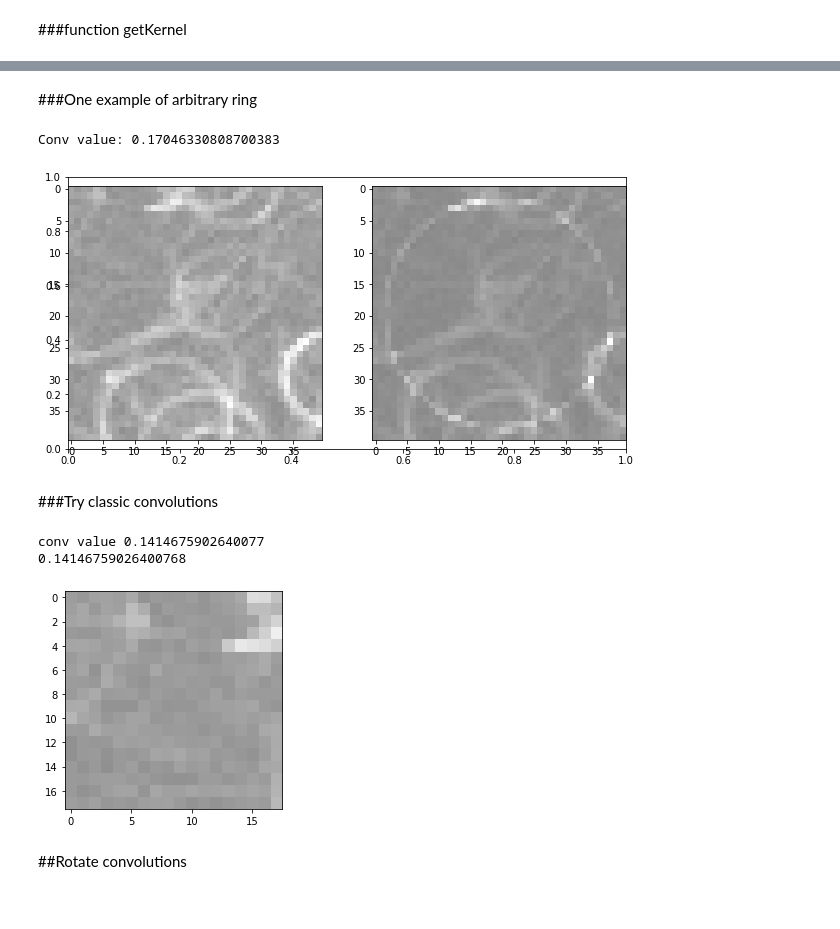
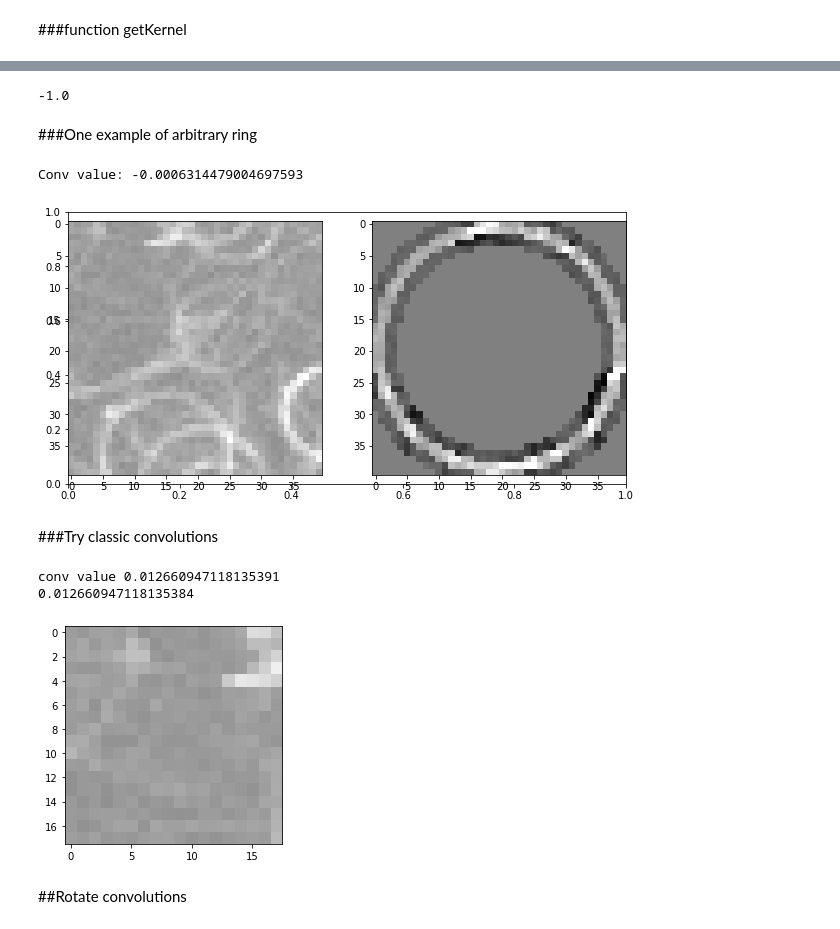
Before and after one commit to andrew-veriga/MathForML, a Jupyter notebook: ConvolutionalCoffieCircles.ipynb, the cells around one changed output, grey strips where cells are left out. Cells and saved outputs as stored; diff of their text form; code cells hidden in the pictures.

```diff
--- a/ConvolutionalCoffieCircles.ipynb
+++ b/ConvolutionalCoffieCircles.ipynb
@@ -135,30 +181,34 @@ print(getKernel(40,2)[:5])
+# %%
+print(get2Kernel(10,2).min())
+# %% [output]
+-1.0
 # %% [markdown]
 ###One example of arbitrary ring
 # %%
-Mask = getKernel( MaxSize, 1 )
+kernel = get2Kernel( MaxSize, 1 )
 square = Image[firstY:firstY+MaxSize, firstX:firstX+MaxSize]
 
 #ring visualisation
 #ring visualisation
 fig, ax = plt.subplots(figsize=(10,5))
 ax = fig.add_subplot(1,2,1)
 ax.imshow(square, cmap=plt.get_cmap('gray'), vmin=-1, vmax=1)
 
 ax1=fig.add_subplot(1,2,2)
 
-ax1.imshow(np.multiply(square,Mask), cmap=plt.get_cmap('gray'), vmin=-1, vmax=1)
+ax1.imshow(np.multiply(square,kernel), cmap=plt.get_cmap('gray'), vmin=-1, vmax=1)
 fig.show()
-print('Conv value:',FuzzyCircleConv(square,Mask)/MaxSize**2)
+print('Conv value:',FuzzyCircleConv(square,kernel)/MaxSize**2)
 # %% [output]
-Conv value: 0.17046330808700383
+Conv value: -0.0006314479004697593
-[figure, old version]
+[figure, new version]
 # %% [markdown]
 ###Try classic convolutions
 # %%
 
   SquareSize=18
   Thick=1
-  kernel=getKernel( SquareSize, Thick )
+  kernel=get2Kernel( SquareSize, Thick )
   kernel_size =kernel.shape[0]
   pad_size = kernel_size // 2
   rest = kernel_size % 2
@@ -179,8 +229,8 @@ Conv value: 0.17046330808700383
   # m = np.sum(np.multiply(square))/(kernel_size**2)
   print(m[pad_size,pad_size])
 # %% [output]
-conv value 0.1414675902640077
-0.14146759026400768
+conv value 0.012660947118135391
+0.012660947118135384
 [figure]
 # %%
 #https://stackoverflow.com/questions/43086557/convolve2d-just-by-using-numpy
```
Also changed, not shown: parts of 10 cells of this notebook.
